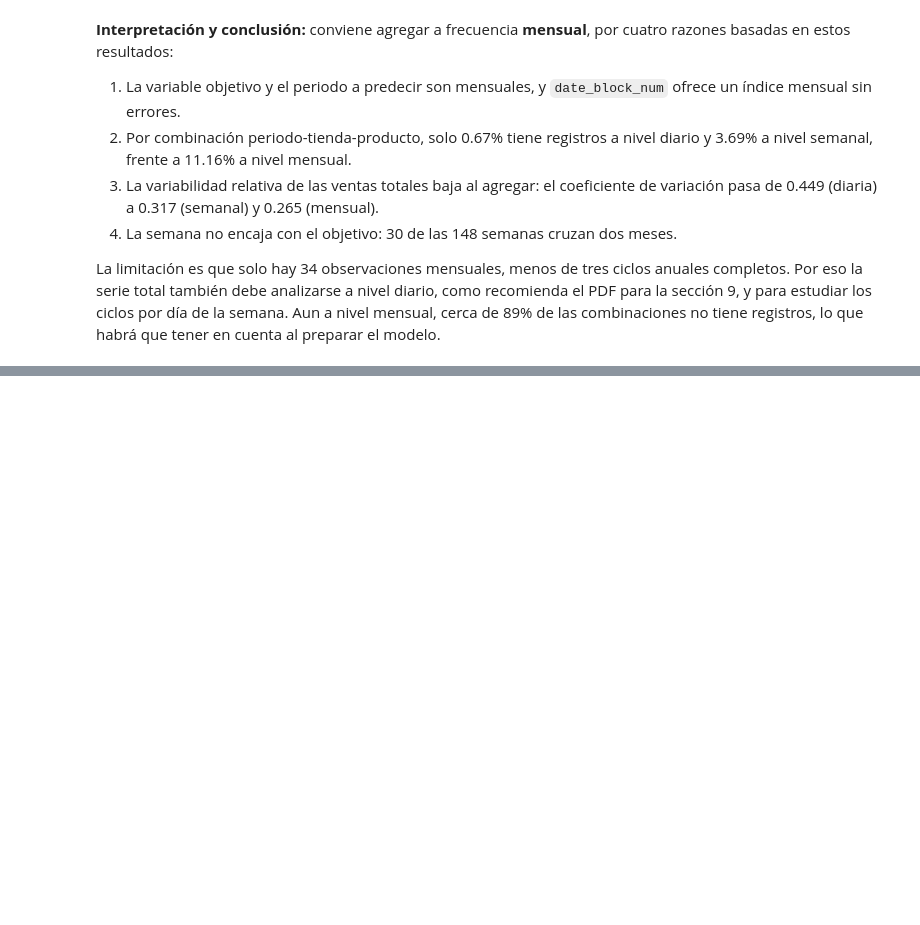
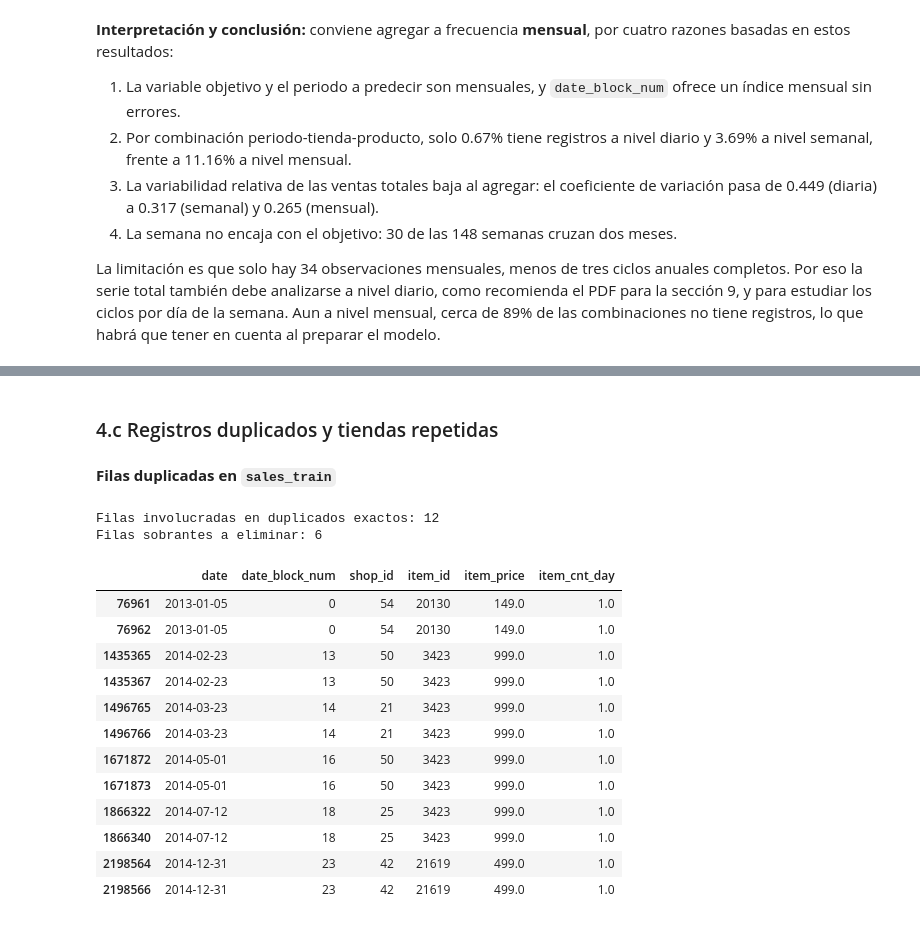
Before and after one commit to Santacruz97/predict-future-sales, a Jupyter notebook: notebooks/01_exploratory_data_analysis.ipynb, the cells around one changed output, grey strips where cells are left out. Saved outputs shown, nothing was run; the diff lists cells and outputs as text; code cells hidden in the pictures; blank space fills up the shorter version.

```diff
--- a/notebooks/01_exploratory_data_analysis.ipynb
+++ b/notebooks/01_exploratory_data_analysis.ipynb
@@ -429,0 +510,21 @@ La limitación es que solo hay 34 observaciones mensuales, menos de tres ciclos
+# %%
+invalido = sales["item_price"] <= 0
+validos = sales.loc[~invalido]
+
+mediana_item_tienda = validos.groupby(["item_id", "shop_id"])["item_price"].median().rename("mediana_item_tienda")
+mediana_item = validos.groupby("item_id")["item_price"].median().rename("mediana_item")
+
+correccion = (
+    sales.loc[invalido, ["date", "shop_id", "item_id", "item_price"]]
+    .join(mediana_item_tienda, on=["item_id", "shop_id"])
+    .join(mediana_item, on="item_id")
+)
+correccion["precio_corregido"] = correccion["mediana_item_tienda"].fillna(correccion["mediana_item"])
+correccion["criterio"] = (
+    correccion["mediana_item_tienda"].notna().map({True: "mediana producto-tienda", False: "mediana producto"})
+)
+
+sales.loc[correccion.index, "item_price"] = correccion["precio_corregido"]
+
+print(f"Filas con item_price <= 0 después de corregir: {(sales['item_price'] <= 0).sum():,}")
+correccion
@@ -429,0 +616,26 @@ La limitación es que solo hay 34 observaciones mensuales, menos de tres ciclos
+# %% [markdown]
+### 4.c Registros duplicados y tiendas repetidas
+# %% [markdown]
+**Filas duplicadas en `sales_train`**
+# %%
+duplicadas = sales[sales.duplicated(keep=False)].sort_values(list(sales.columns))
+n_sobrantes = sales.duplicated().sum()
+print(f"Filas involucradas en duplicados exactos: {len(duplicadas):,}")
+print(f"Filas sobrantes a eliminar: {n_sobrantes:,}")
+duplicadas
+# %% [output]
+Filas involucradas en duplicados exactos: 12
+Filas sobrantes a eliminar: 6
+|  | date | date_block_num | shop_id | item_id | item_price | item_cnt_day |
+| 76961 | 2013-01-05 | 0 | 54 | 20130 | 149.0 | 1.0 |
+| 76962 | 2013-01-05 | 0 | 54 | 20130 | 149.0 | 1.0 |
+| 1435365 | 2014-02-23 | 13 | 50 | 3423 | 999.0 | 1.0 |
+| 1435367 | 2014-02-23 | 13 | 50 | 3423 | 999.0 | 1.0 |
+| 1496765 | 2014-03-23 | 14 | 21 | 3423 | 999.0 | 1.0 |
+| 1496766 | 2014-03-23 | 14 | 21 | 3423 | 999.0 | 1.0 |
+| 1671872 | 2014-05-01 | 16 | 50 | 3423 | 999.0 | 1.0 |
+| 1671873 | 2014-05-01 | 16 | 50 | 3423 | 999.0 | 1.0 |
+| 1866322 | 2014-07-12 | 18 | 25 | 3423 | 999.0 | 1.0 |
+| 1866340 | 2014-07-12 | 18 | 25 | 3423 | 999.0 | 1.0 |
+| 2198564 | 2014-12-31 | 23 | 42 | 21619 | 499.0 | 1.0 |
+| 2198566 | 2014-12-31 | 23 | 42 | 21619 | 499.0 | 1.0 |
```
Also changed, not shown: parts of 34 cells of this notebook.
